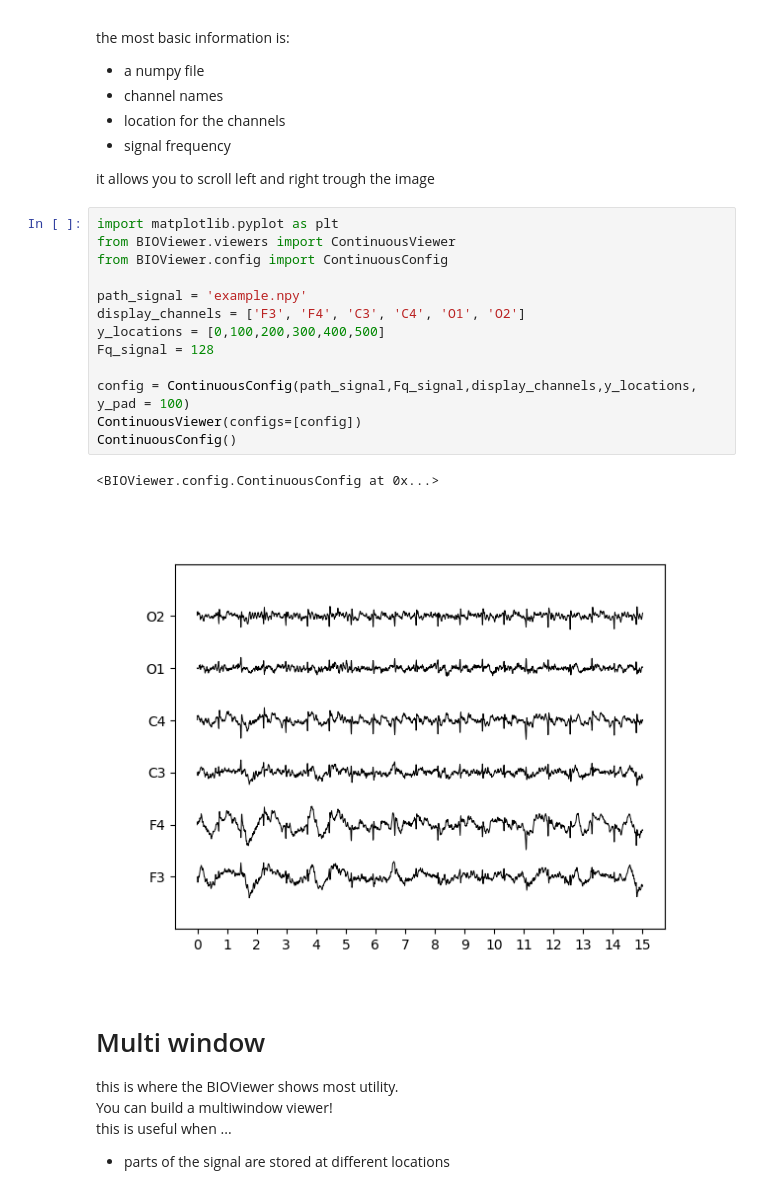
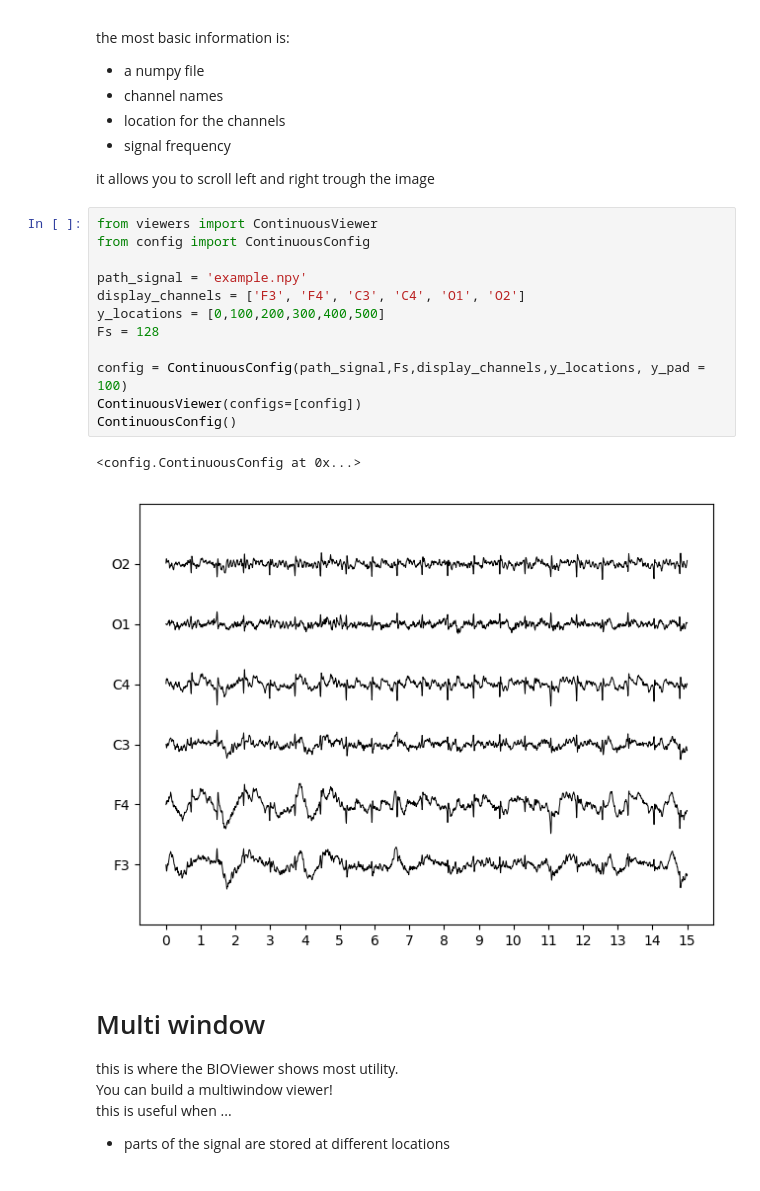
Before and after one commit to MoritzAlkofer/BIOViewer, a Jupyter notebook: demo.ipynb, the cells around one changed output. Saved outputs shown, nothing was run; the diff lists cells and outputs as text.

```diff
--- a/demo.ipynb
+++ b/demo.ipynb
@@ -22,21 +22,20 @@ the most basic information is:
 
 it allows you to scroll left and right trough the image
 # %%
-import matplotlib.pyplot as plt
-from BIOViewer.viewers import ContinuousViewer
-from BIOViewer.config import ContinuousConfig
+from viewers import ContinuousViewer
+from config import ContinuousConfig
 
 path_signal = 'example.npy'
 display_channels = ['F3', 'F4', 'C3', 'C4', 'O1', 'O2']
 y_locations = [0,100,200,300,400,500]
-Fq_signal = 128
+Fs = 128
 
-config = ContinuousConfig(path_signal,Fq_signal,display_channels,y_locations, y_pad = 100)
+config = ContinuousConfig(path_signal,Fs,display_channels,y_locations, y_pad = 100)
 ContinuousViewer(configs=[config])
 ContinuousConfig()
 # %% [output]
-<BIOViewer.config.ContinuousConfig at 0x...>
+<config.ContinuousConfig at 0x...>
-[figure, old version]
+[figure, new version]
 # %% [markdown]
 # Multi window
 
```
Also changed, not shown: parts of 3 cells of this notebook, 7 other files.
